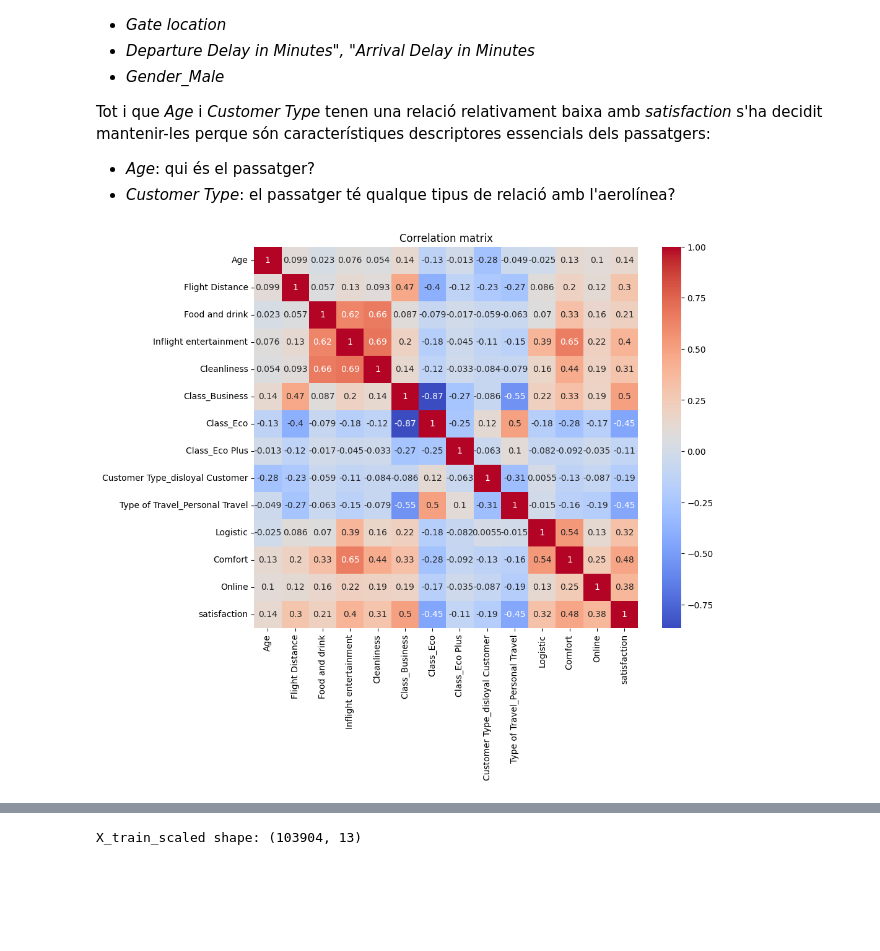
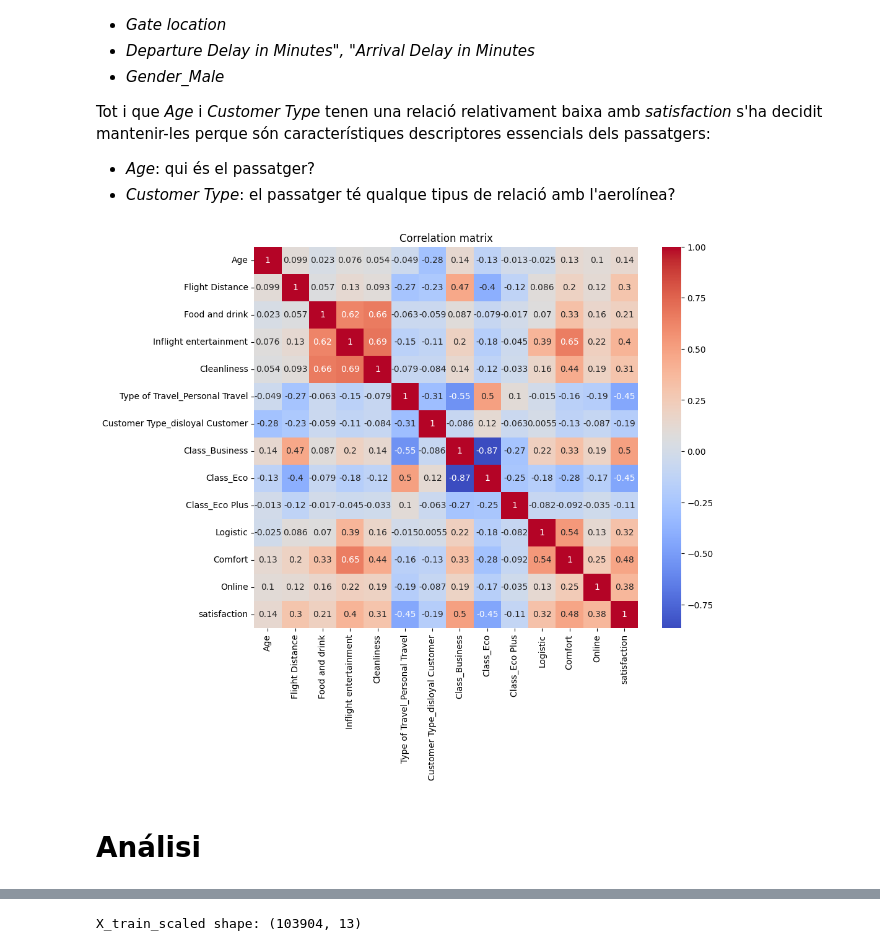
Before and after one commit to serafi-nebot-uib/ia_2025, a Jupyter notebook: notebooks/practica-3/main.ipynb, the cells around one changed output, grey strips where cells are left out. Cells and saved outputs as stored; diff of their text form; code cells hidden in the pictures; blank space fills up the shorter version.

```diff
--- a/notebooks/practica-3/main.ipynb
+++ b/notebooks/practica-3/main.ipynb
@@ -229,18 +229,24 @@ Tot i que *Age* i *Customer Type* tenen una relació relativament baixa amb *sat
 - *Age*: qui és el passatger?
 - *Customer Type*: el passatger té qualque tipus de relació amb l'aerolínea?
 # %%
-ignore = [
+ignore = {
   "Departure/Arrival time convenient",
   "Gate location",
   "Departure Delay in Minutes", "Arrival Delay in Minutes",
   "Gender_Male",
-]
+}
 X_train = X_train.drop(columns=ignore)
 X_test = X_test.drop(columns=ignore)
+
+catcols = set(catcols) - ignore
+numcols = set(numcols) - ignore
+lvlcols = set(lvlcols) - ignore
 
 plt.figure(figsize=(10, 8))
 sns.heatmap(pd.concat([X_train, y_train], axis=1).corr(), annot=True, cmap='coolwarm')
 plt.title("Correlation matrix")
 plt.show()
 # %% [output]
-[figure, old version]
+[figure, new version]
+# %% [markdown]
+# Análisi
```
Also changed, not shown: parts of 29 cells of this notebook.
